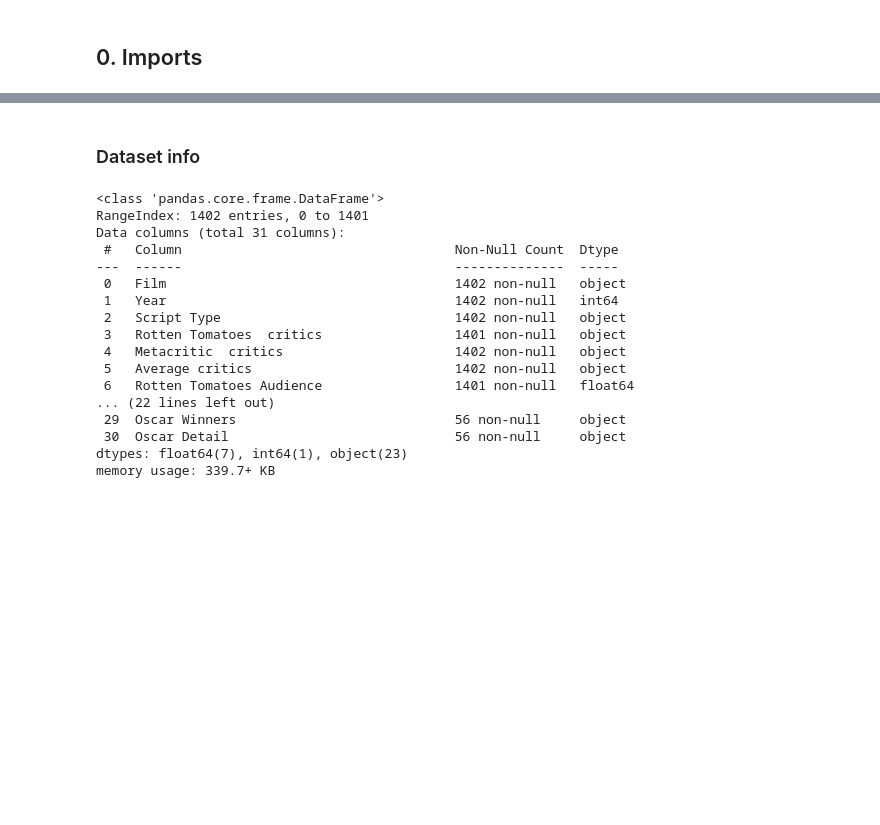
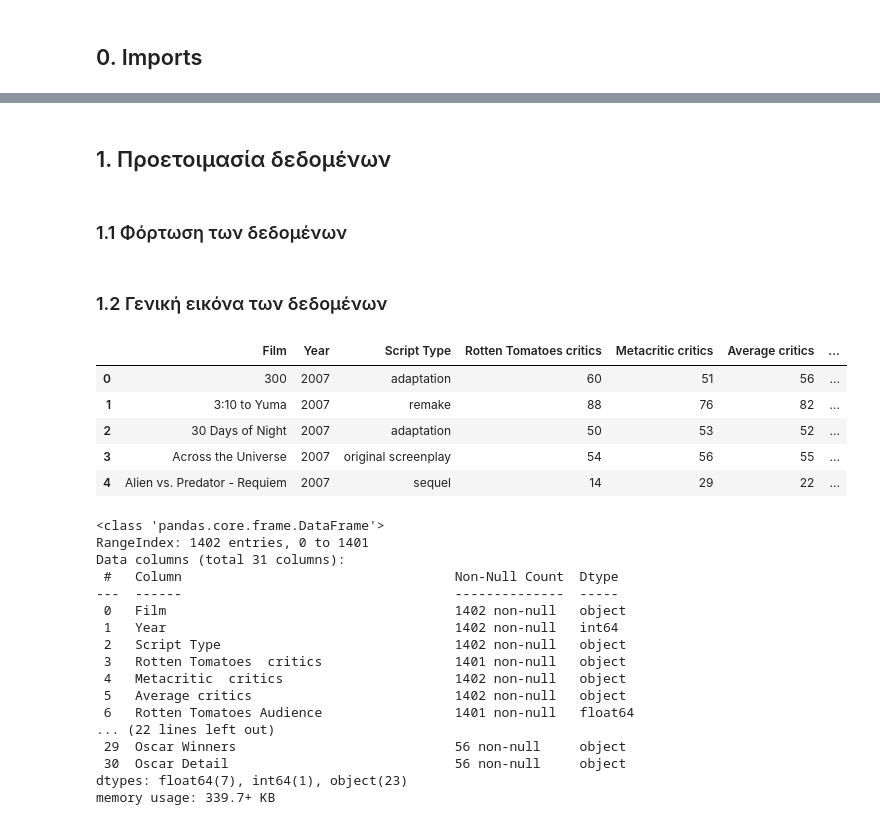
Before and after one commit to AAleksandros/HUA-DIT-Data-mining-project, a Jupyter notebook: data_mining.ipynb, the cells around one changed output, grey strips where cells are left out. Drawn from its saved outputs; the diff is of its cells as text; code cells hidden in the pictures; blank space fills up the shorter version.

```diff
--- a/data_mining.ipynb
+++ b/data_mining.ipynb
@@ -20,3 +18,7 @@ from tqdm.notebook import tqdm
+# %% [markdown]
+## 1. Προετοιμασία δεδομένων
+# %% [markdown]
+### 1.1 Φόρτωση των δεδομένων
 # %%
 df = pd.read_excel('movies.xlsx')
 pd.set_option('display.max_columns', None)
@@ -29,5 +28,14 @@ pd.set_option('display.max_rows', False)
-# %% [markdown]
-### Dataset info
+# %% [markdown]
+### 1.2 Γενική εικόνα των δεδομένων
+# %%
+df.head()
+# %% [output]
+|  | Film | Year | Script Type | Rotten Tomatoes critics | Metacritic critics | Average critics | ... |
+| 0 | 300 | 2007 | adaptation | 60 | 51 | 56 | ... |
+| 1 | 3:10 to Yuma | 2007 | remake | 88 | 76 | 82 | ... |
+| 2 | 30 Days of Night | 2007 | adaptation | 50 | 53 | 52 | ... |
+| 3 | Across the Universe | 2007 | original screenplay | 54 | 56 | 55 | ... |
+| 4 | Alien vs. Predator - Requiem | 2007 | sequel | 14 | 29 | 22 | ... |
 # %%
 df.info()
 # %% [output]
```
Also changed, not shown: parts of 31 cells of this notebook.
